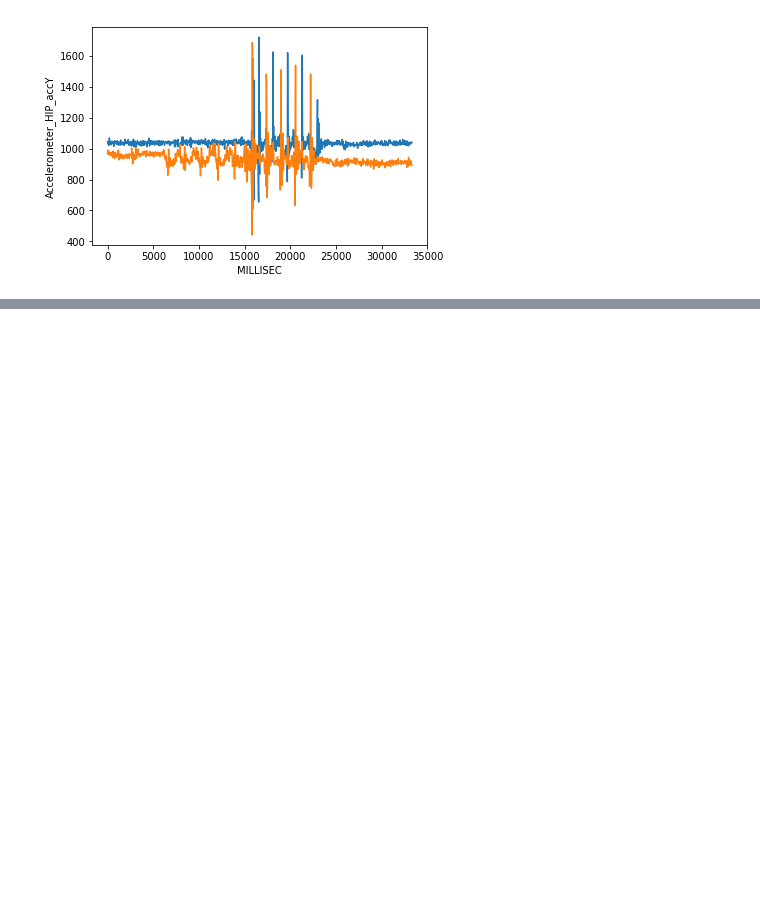
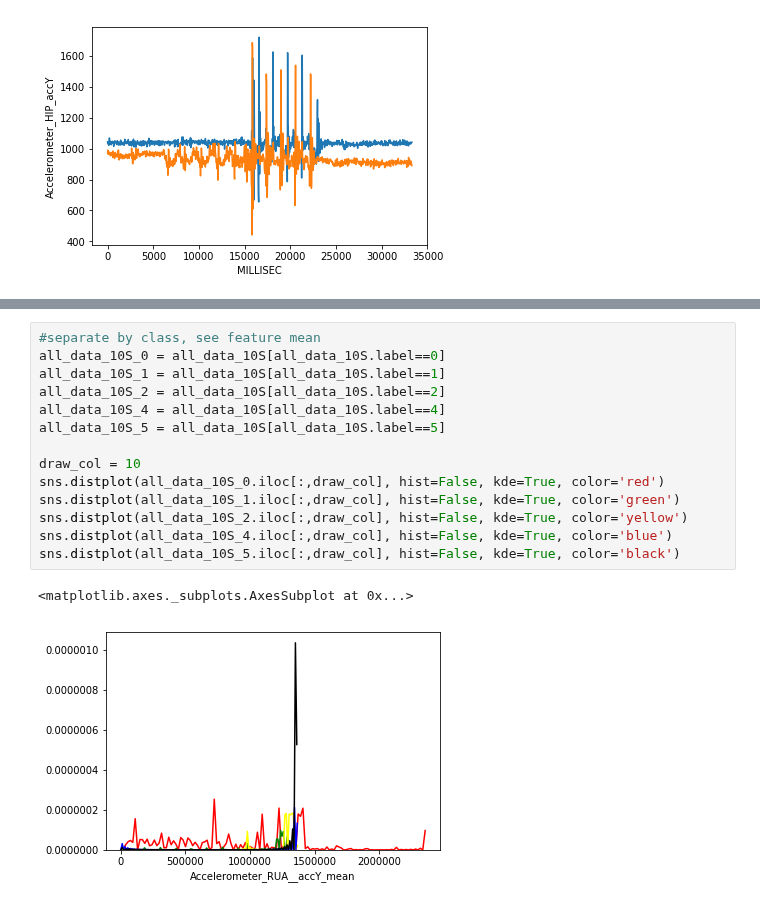
Before and after one commit to jormartin77/opportunity, a Jupyter notebook: opportunity.ipynb, the cells around one changed output, grey strips where cells are left out. Drawn from its saved outputs; the diff is of its cells as text; blank space fills up the shorter version.

```diff
--- a/opportunity.ipynb
+++ b/opportunity.ipynb
@@ -423,0 +466,17 @@ plot_confusion_matrix(confusion_matrix(y_test_3,y_pred_3), labels)
+# %%
+#separate by class, see feature mean
+all_data_10S_0 = all_data_10S[all_data_10S.label==0]
+all_data_10S_1 = all_data_10S[all_data_10S.label==1]
+all_data_10S_2 = all_data_10S[all_data_10S.label==2]
+all_data_10S_4 = all_data_10S[all_data_10S.label==4]
+all_data_10S_5 = all_data_10S[all_data_10S.label==5]
+
+draw_col = 10
+sns.distplot(all_data_10S_0.iloc[:,draw_col], hist=False, kde=True, color='red')
+sns.distplot(all_data_10S_1.iloc[:,draw_col], hist=False, kde=True, color='green')
+sns.distplot(all_data_10S_2.iloc[:,draw_col], hist=False, kde=True, color='yellow')
+sns.distplot(all_data_10S_4.iloc[:,draw_col], hist=False, kde=True, color='blue')
+sns.distplot(all_data_10S_5.iloc[:,draw_col], hist=False, kde=True, color='black')
+# %% [output]
+<matplotlib.axes._subplots.AxesSubplot at 0x...>
+[figure, added]
```
Also changed, not shown: parts of 32 cells of this notebook.
